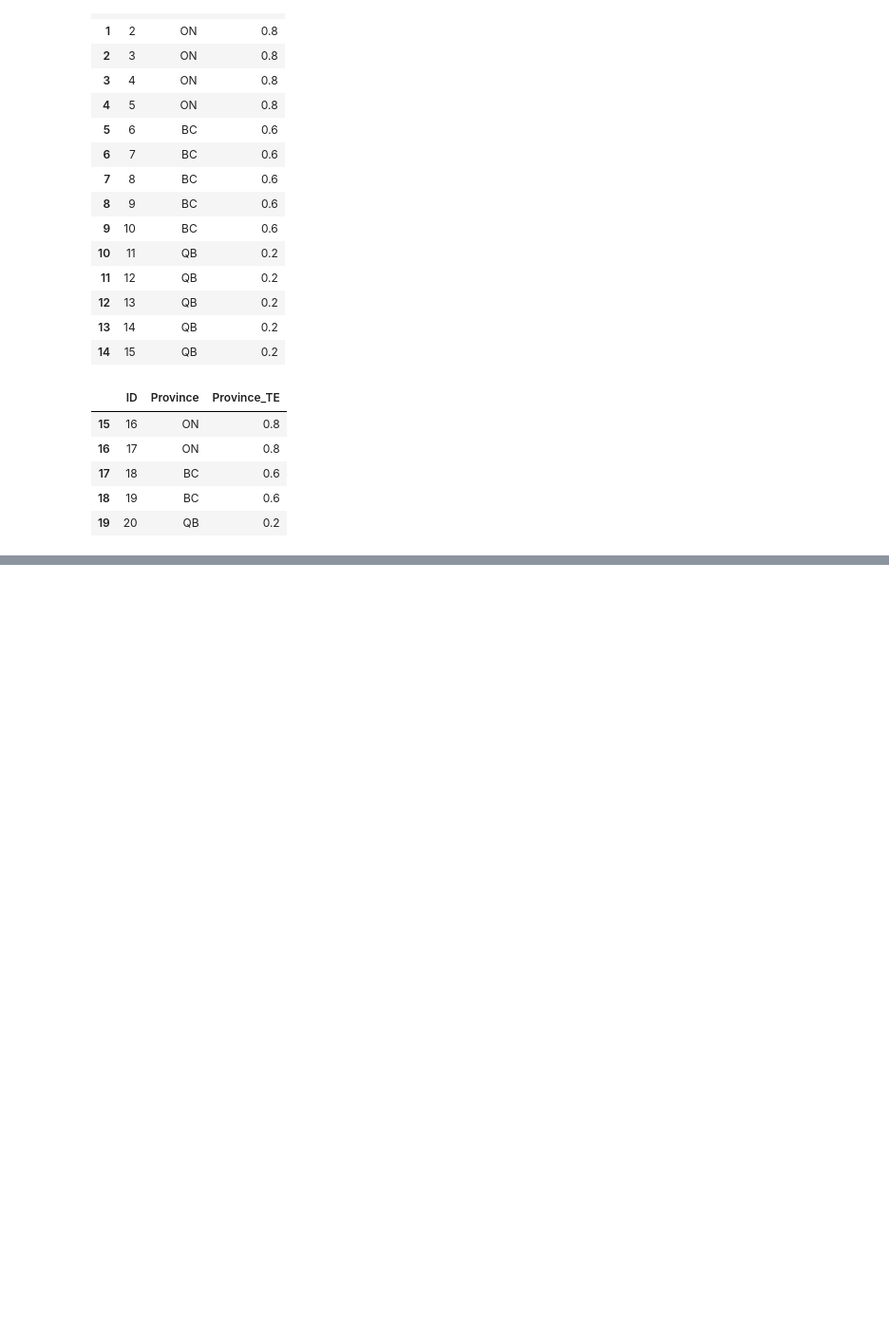
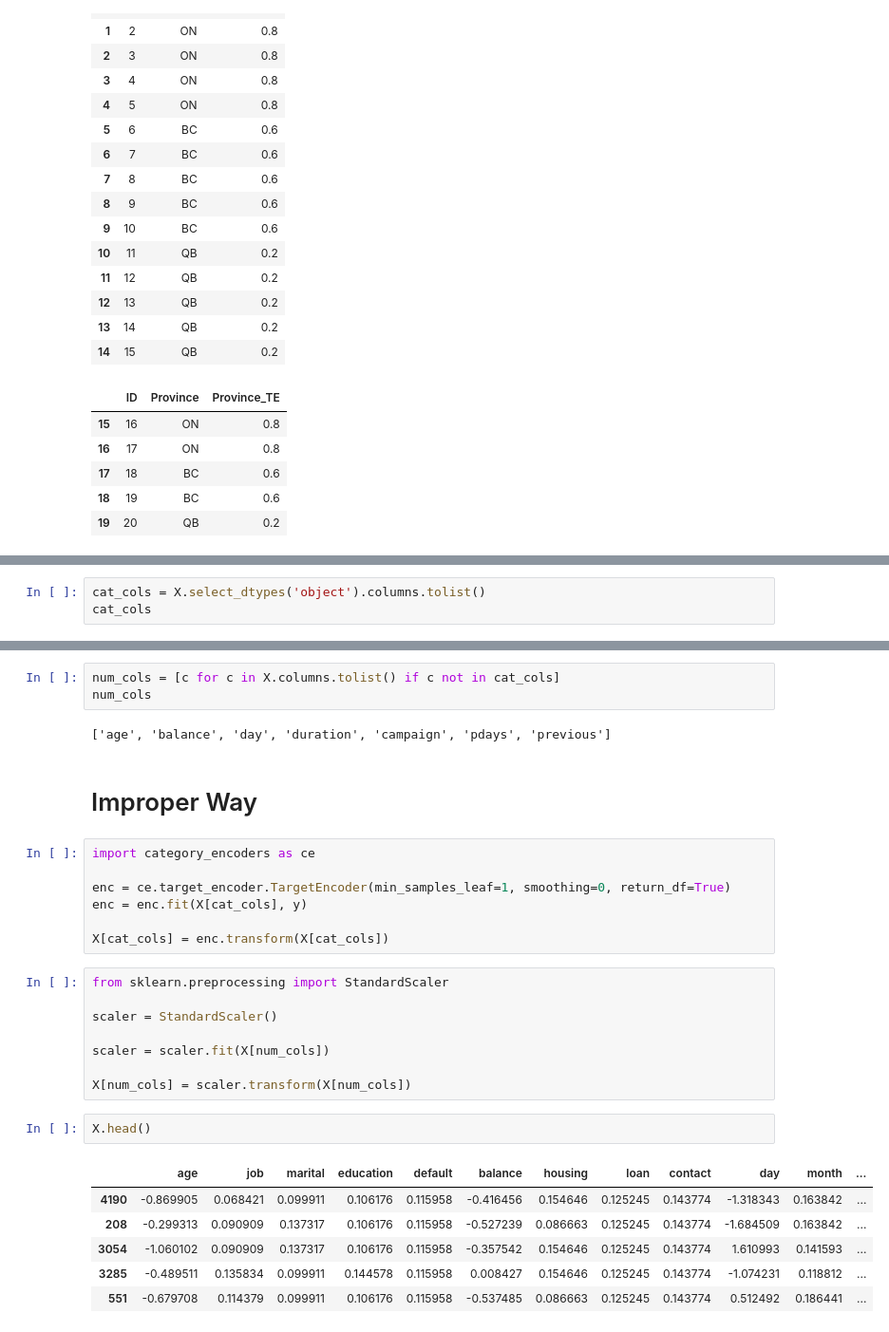
Before and after one commit to stepthom/869_course, a Jupyter notebook: leakage/slides_leakage.ipynb, the cells around one changed output, grey strips where cells are left out. Shown at 95% size. Saved outputs shown, nothing was run; the diff lists cells and outputs as text; blank space fills up the shorter version.

```diff
--- a/leakage/slides_leakage.ipynb
+++ b/leakage/slides_leakage.ipynb
@@ -231,0 +288,3 @@ X_test[['ID', 'Province', 'Province_TE']]
+# %%
+cat_cols = X.select_dtypes('object').columns.tolist()
+cat_cols
@@ -231,0 +301,31 @@ X_test[['ID', 'Province', 'Province_TE']]
+# %%
+num_cols = [c for c in X.columns.tolist() if c not in cat_cols]
+num_cols
+# %% [output]
+['age', 'balance', 'day', 'duration', 'campaign', 'pdays', 'previous']
+# %% [markdown]
+# Improper Way
+# %%
+import category_encoders as ce
+
+enc = ce.target_encoder.TargetEncoder(min_samples_leaf=1, smoothing=0, return_df=True)
+enc = enc.fit(X[cat_cols], y)
+
+X[cat_cols] = enc.transform(X[cat_cols])
+# %%
+from sklearn.preprocessing import StandardScaler
+
+scaler = StandardScaler()
+
+scaler = scaler.fit(X[num_cols])
+
+X[num_cols] = scaler.transform(X[num_cols])
+# %%
+X.head()
+# %% [output]
+|  | age | job | marital | education | default | balance | housing | loan | contact | day | month | ... |
+| 4190 | -0.869905 | 0.068421 | 0.099911 | 0.106176 | 0.115958 | -0.416456 | 0.154646 | 0.125245 | 0.143774 | -1.318343 | 0.163842 | ... |
+| 208 | -0.299313 | 0.090909 | 0.137317 | 0.106176 | 0.115958 | -0.527239 | 0.086663 | 0.125245 | 0.143774 | -1.684509 | 0.163842 | ... |
+| 3054 | -1.060102 | 0.090909 | 0.137317 | 0.106176 | 0.115958 | -0.357542 | 0.154646 | 0.125245 | 0.143774 | 1.610993 | 0.141593 | ... |
+| 3285 | -0.489511 | 0.135834 | 0.099911 | 0.144578 | 0.115958 | 0.008427 | 0.154646 | 0.125245 | 0.143774 | -1.074231 | 0.118812 | ... |
+| 551 | -0.679708 | 0.114379 | 0.099911 | 0.106176 | 0.115958 | -0.537485 | 0.086663 | 0.125245 | 0.143774 | 0.512492 | 0.186441 | ... |
```
Also changed, not shown: parts of 15 cells of this notebook.
